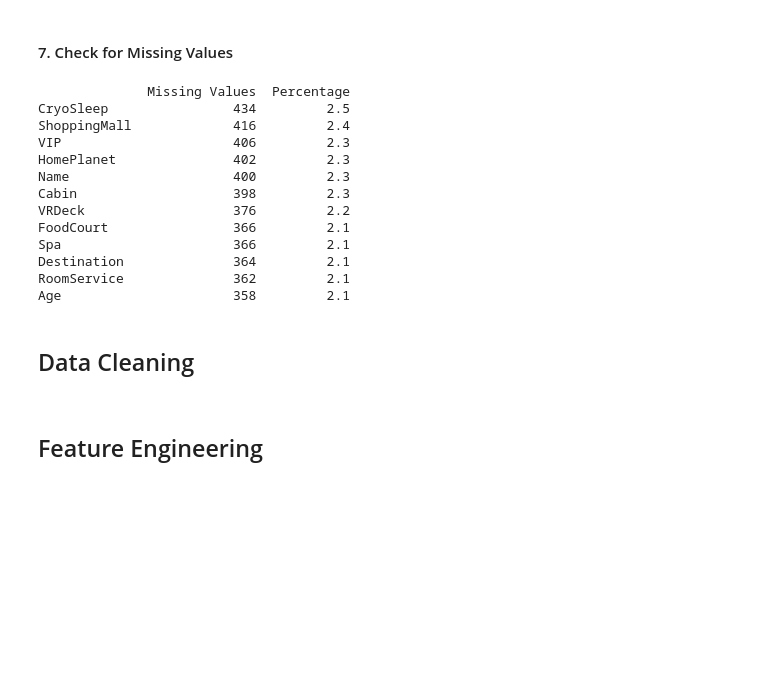
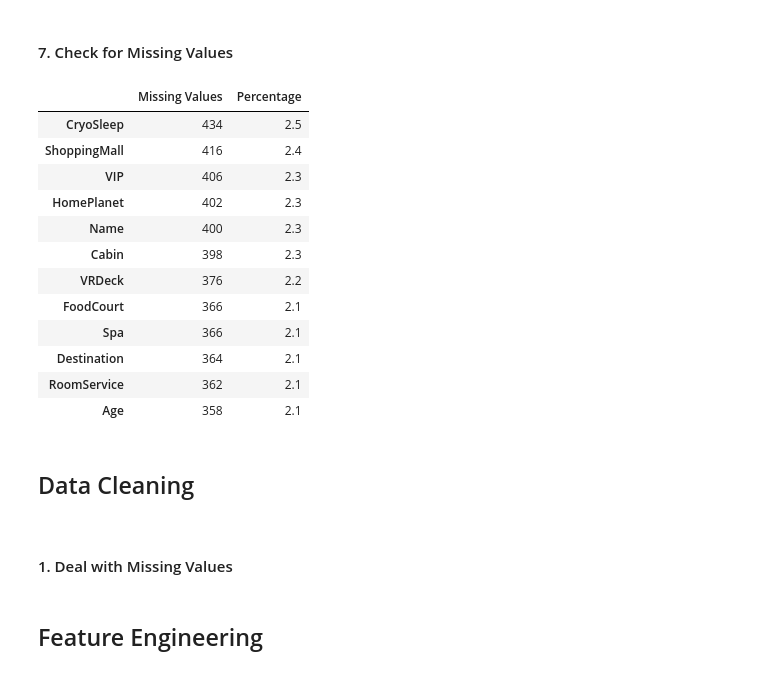
Before and after one commit to LandonWall/lightgbm-shap-analysis, a Jupyter notebook: lightgbm-shap-analysis-spaceship-titanic.ipynb, the cells around one changed output. Saved outputs shown, nothing was run; the diff lists cells and outputs as text; code cells hidden in the pictures; blank space fills up the shorter version.

```diff
--- a/lightgbm-shap-analysis-spaceship-titanic.ipynb
+++ b/lightgbm-shap-analysis-spaceship-titanic.ipynb
@@ -146,29 +166,31 @@ Counts for Cabin:
 # %%
 # Calculate missing values and their percentage
 missing_values = df.isnull().sum()
 missing_percentage = (missing_values / len(df)) * 100
 
 missing_df = pd.DataFrame({'Missing Values': missing_values, 'Percentage': missing_percentage}).round(1)
 missing_df = missing_df[missing_df['Missing Values'] > 0].sort_values(by='Missing Values', ascending=False)
 
-print(missing_df)
+missing_df
 # %% [output]
-              Missing Values  Percentage
-CryoSleep                434         2.5
-ShoppingMall             416         2.4
-VIP                      406         2.3
-HomePlanet               402         2.3
-Name                     400         2.3
-Cabin                    398         2.3
-VRDeck                   376         2.2
-FoodCourt                366         2.1
-Spa                      366         2.1
-Destination              364         2.1
-RoomService              362         2.1
-Age                      358         2.1
+|  | Missing Values | Percentage |
+| CryoSleep | 434 | 2.5 |
+| ShoppingMall | 416 | 2.4 |
+| VIP | 406 | 2.3 |
+| HomePlanet | 402 | 2.3 |
+| Name | 400 | 2.3 |
+| Cabin | 398 | 2.3 |
+| VRDeck | 376 | 2.2 |
+| FoodCourt | 366 | 2.1 |
+| Spa | 366 | 2.1 |
+| Destination | 364 | 2.1 |
+| RoomService | 362 | 2.1 |
+| Age | 358 | 2.1 |
 # %% [markdown]
 ## Data Cleaning
 <a id="data-cleaning"></a>
+# %% [markdown]
+#### 1. Deal with Missing Values
 # %% [markdown]
 ## Feature Engineering
 <a id="feature-engineering"></a>
```
Also changed, not shown: parts of 3 cells of this notebook.
